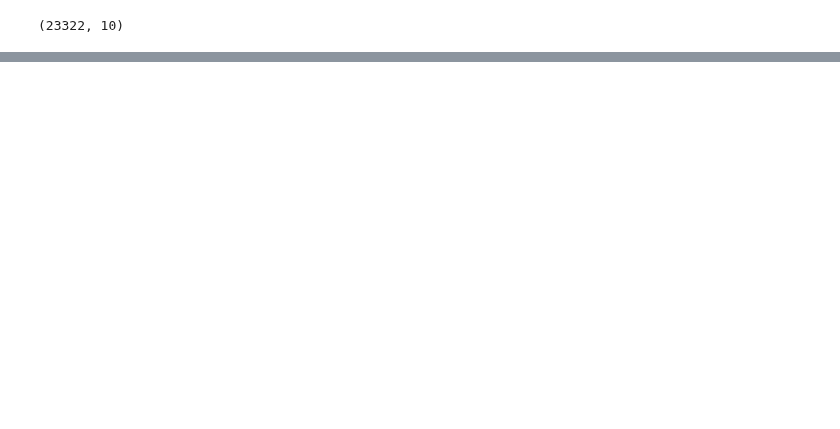
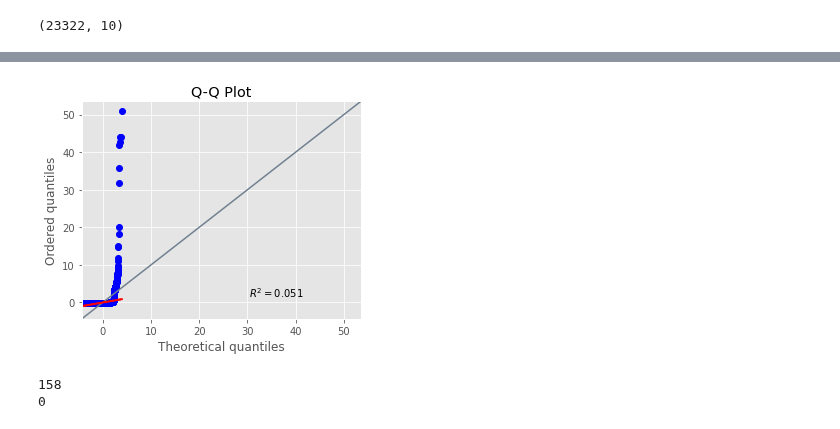
Before and after one commit to CarJung/Uni, a Jupyter notebook: Warsaw_flats/EDA.ipynb, the cells around one changed output, grey strips where cells are left out. Cells and saved outputs as stored; diff of their text form; code cells hidden in the pictures; blank space fills up the shorter version.

Commit message:
Price

```diff
--- a/Warsaw_flats/EDA.ipynb
+++ b/Warsaw_flats/EDA.ipynb
@@ -20,0 +61,2 @@ data.shape
+# %%
+price = data.Price
@@ -20,0 +95,18 @@ data.shape
+# %%
+price.dropna(inplace=True)
+# %%
+import matplotlib.pyplot as plt
+import seaborn as sns
+
+plt.style.use('ggplot')
+# %%
+ax = pg.qqplot(price, dist='norm')
+# %% [output]
+[figure, added]
+# %%
+price_z = (price - price.mean()) / price.std()
+print(len(price_z[price_z> 3]))
+print(len(price_z[price_z< -3]))
+# %% [output]
+158
+0
```
Also changed, not shown: parts of 20 cells of this notebook.
